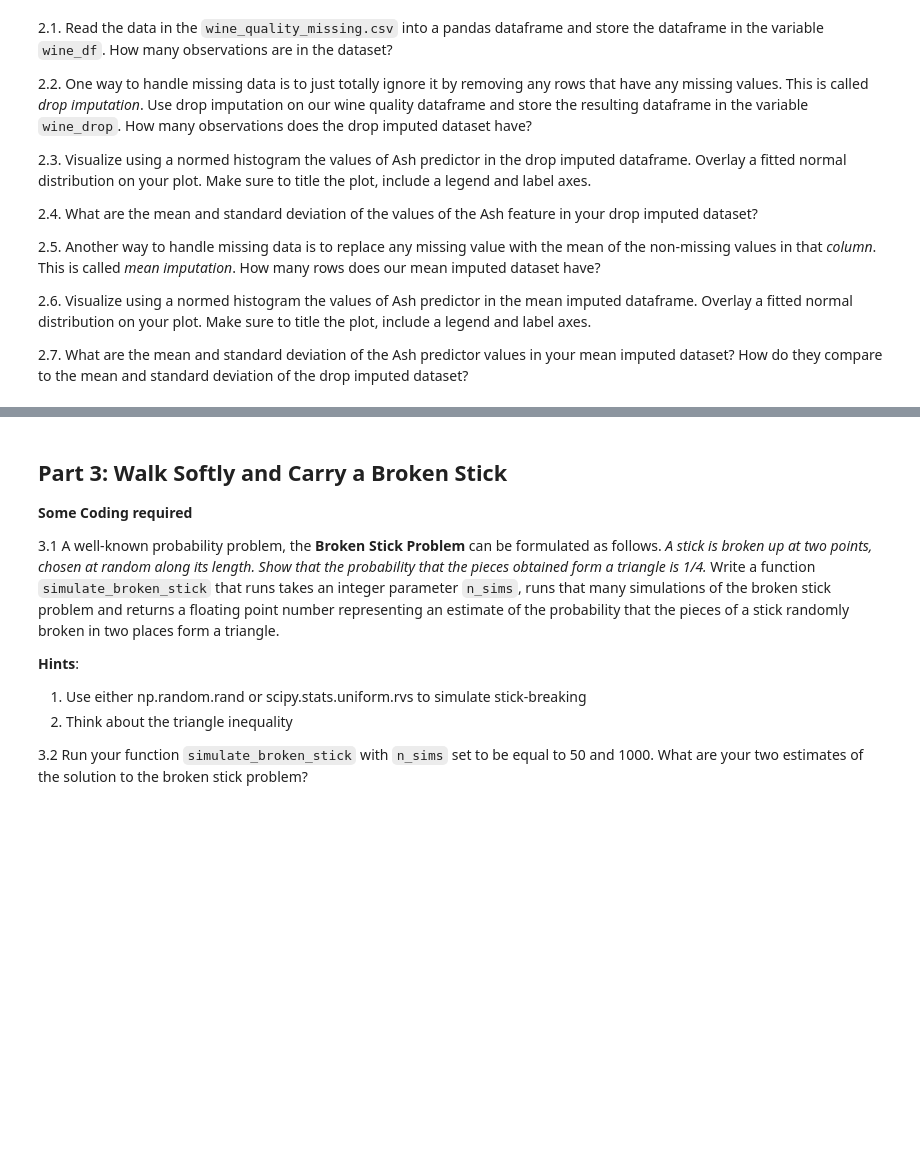
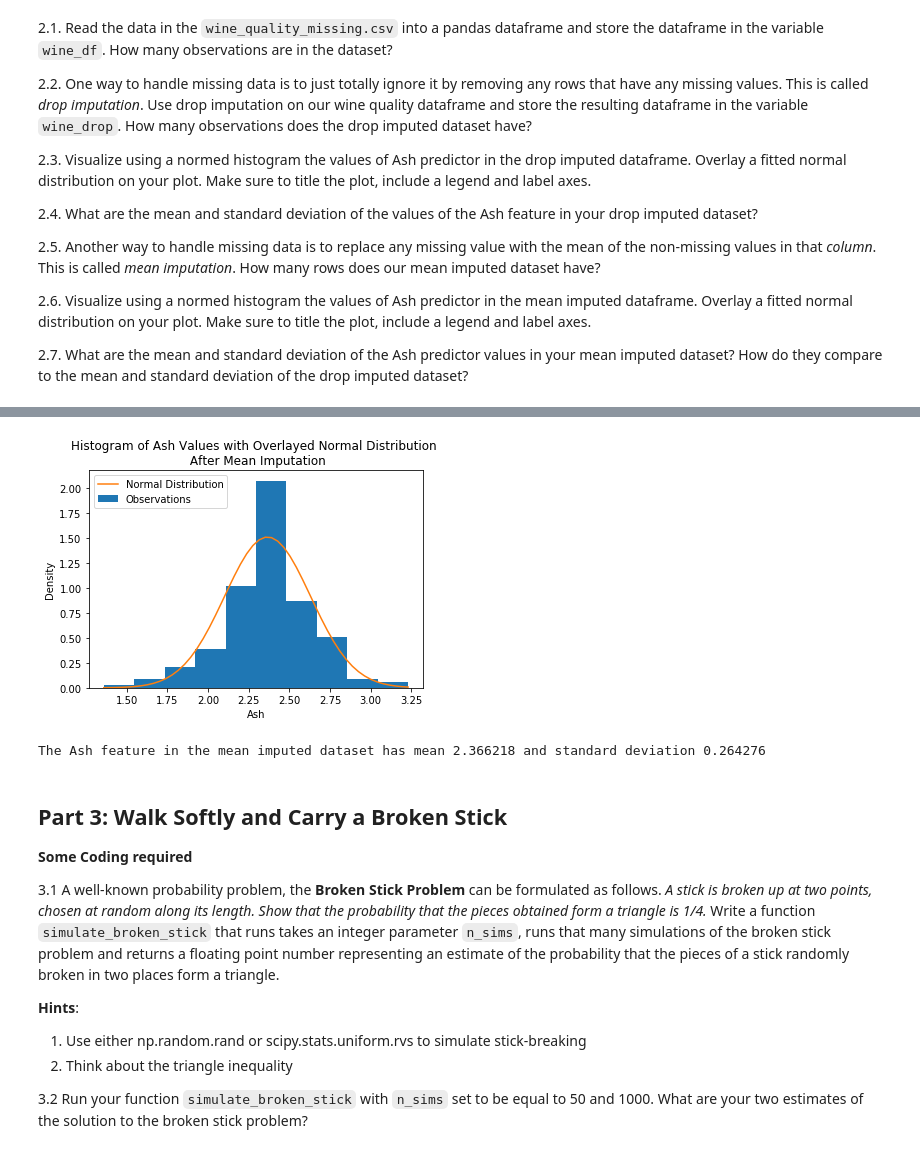
Before and after one commit to JoshFeldman95/2018fall, a Jupyter notebook: homeworks/AM207_HW1_working.ipynb, the cells around one changed output, grey strips where cells are left out. Drawn from its saved outputs; the diff is of its cells as text; code cells hidden in the pictures; blank space fills up the shorter version.

```diff
--- a/homeworks/AM207_HW1_working.ipynb
+++ b/homeworks/AM207_HW1_working.ipynb
@@ -181,3 +227,29 @@ Missing data is a very important topic in statistics and machine learning and we
+# %%
+from scipy.stats import norm
+#plot histogram
+plt.hist(wine_mean["Ash"], density=True, label = "Observations")
+
+#fit normal dist
+m_mean, s_mean = norm.fit(wine_mean["Ash"])
+
+#plot normal dist
+x_values = np.linspace(min(wine_mean["Ash"]), max(wine_mean["Ash"]), 50)
+p = norm.pdf(x_values, m_mean, s_mean)
+plt.plot(x_values, p, label = "Normal Distribution")
+
+#format figure
+plt.xlabel("Ash")
+plt.ylabel("Density")
+plt.title("Histogram of Ash Values with Overlayed Normal Distribution \n After Mean Imputation")
+plt.legend()
+plt.show()
+# %% [output]
+[figure, added]
+# %%
+print("The Ash feature in the mean imputed dataset has mean %f and standard deviation %f" % (m_mean, s_mean))
+print("The Ash feature in the mean imputed dataset has mean %f and standard deviation %f" % (m_mean, s_mean))
+# %% [output]
+The Ash feature in the mean imputed dataset has mean 2.366218 and standard deviation 0.264276
 # %% [markdown]
 ## Part 3: Walk Softly and Carry a Broken Stick
 
```
Also changed, not shown: parts of 6 cells of this notebook.
